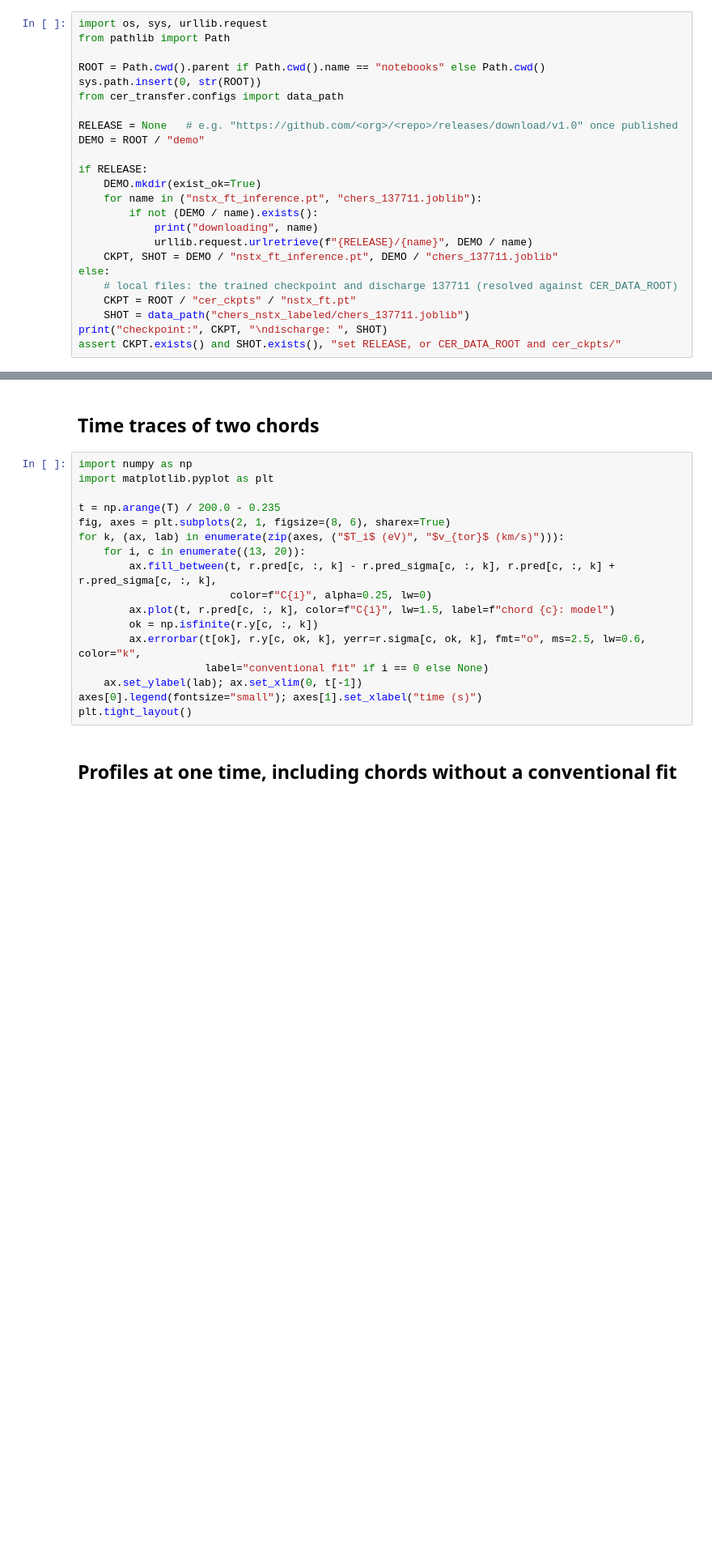
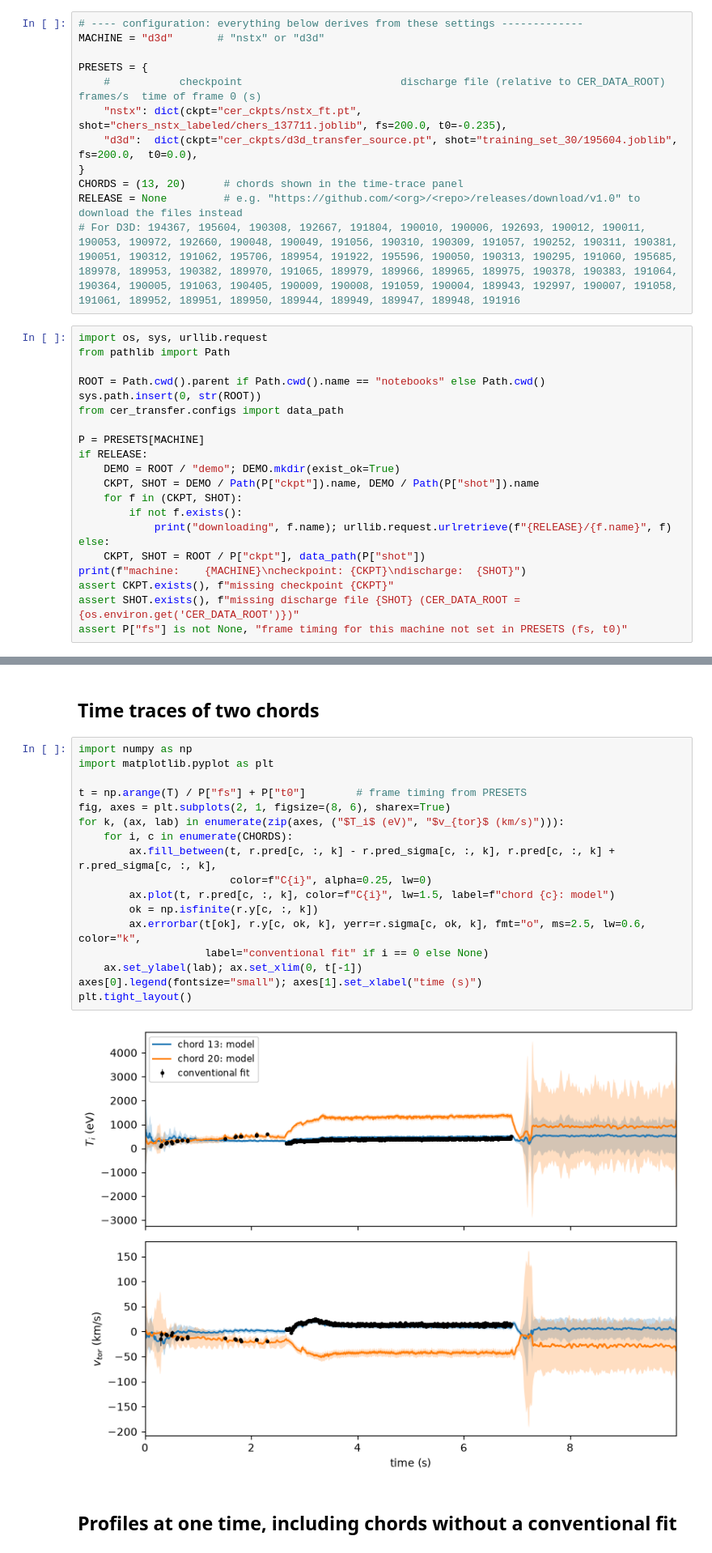
Before and after one commit to PlasmaControl/cer_transfer_learning, a Jupyter notebook: notebooks/demo.ipynb, the cells around one changed output, grey strips where cells are left out. Shown at 81% size. Drawn from its saved outputs; the diff is of its cells as text; blank space fills up the shorter version.

```diff
--- a/notebooks/demo.ipynb
+++ b/notebooks/demo.ipynb
@@ -12,3 +12,15 @@ downloaded from the release in the next cell.
+# %%
+# ---- configuration: everything below derives from these settings -------------
+MACHINE = "d3d"       # "nstx" or "d3d"
+
+PRESETS = {
+    #           checkpoint                         discharge file (relative to CER_DATA_ROOT)   frames/s  time of frame 0 (s)
+    "nstx": dict(ckpt="cer_ckpts/nstx_ft.pt",             shot="chers_nstx_labeled/chers_137711.joblib", fs=200.0, t0=-0.235),
+    "d3d":  dict(ckpt="cer_ckpts/d3d_transfer_source.pt", shot="training_set_30/195604.joblib",            fs=200.0,  t0=0.0),
+}
+CHORDS = (13, 20)      # chords shown in the time-trace panel
+RELEASE = None         # e.g. "https://github.com/<org>/<repo>/releases/download/v1.0" to download the files instead
+# For D3D: 194367, 195604, 190308, 192667, 191804, 190010, 190006, 192693, 190012, 190011, 190053, 190972, 192660, 190048, 190049, 191056, 190310, 190309, 191057, 190252, 190311, 190381, 190051, 190312, 191062, 195706, 189954, 191922, 195596, 190050, 190313, 190295, 191060, 195685, 189978, 189953, 190382, 189970, 191065, 189979, 189966, 189965, 189975, 190378, 190383, 191064, 190364, 190005, 191063, 190405, 190009, 190008, 191059, 190004, 189943, 192997, 190007, 191058, 191061, 189952, 189951, 189950, 189944, 189949, 189947, 189948, 191916
 # %%
 import os, sys, urllib.request
 from pathlib import Path
@@ -17,19 +29,16 @@ ROOT = Path.cwd().parent if Path.cwd().name == "notebooks" else Path.cwd()
 sys.path.insert(0, str(ROOT))
 from cer_transfer.configs import data_path
 
-RELEASE = None   # e.g. "https://github.com/<org>/<repo>/releases/download/v1.0" once published
-DEMO = ROOT / "demo"
-
+P = PRESETS[MACHINE]
 if RELEASE:
-    DEMO.mkdir(exist_ok=True)
-    for name in ("nstx_ft_inference.pt", "chers_137711.joblib"):
-        if not (DEMO / name).exists():
-            print("downloading", name)
-            urllib.request.urlretrieve(f"{RELEASE}/{name}", DEMO / name)
-    CKPT, SHOT = DEMO / "nstx_ft_inference.pt", DEMO / "chers_137711.joblib"
+    DEMO = ROOT / "demo"; DEMO.mkdir(exist_ok=True)
+    CKPT, SHOT = DEMO / Path(P["ckpt"]).name, DEMO / Path(P["shot"]).name
+    for f in (CKPT, SHOT):
+        if not f.exists():
+            print("downloading", f.name); urllib.request.urlretrieve(f"{RELEASE}/{f.name}", f)
 else:
-    # local files: the trained checkpoint and discharge 137711 (resolved against CER_DATA_ROOT)
-    CKPT = ROOT / "cer_ckpts" / "nstx_ft.pt"
-    SHOT = data_path("chers_nstx_labeled/chers_137711.joblib")
-print("checkpoint:", CKPT, "\ndischarge: ", SHOT)
-assert CKPT.exists() and SHOT.exists(), "set RELEASE, or CER_DATA_ROOT and cer_ckpts/"
+    CKPT, SHOT = ROOT / P["ckpt"], data_path(P["shot"])
+print(f"machine:    {MACHINE}\ncheckpoint: {CKPT}\ndischarge:  {SHOT}")
+assert CKPT.exists(), f"missing checkpoint {CKPT}"
+assert SHOT.exists(), f"missing discharge file {SHOT} (CER_DATA_ROOT = {os.environ.get('CER_DATA_ROOT')})"
+assert P["fs"] is not None, "frame timing for this machine not set in PRESETS (fs, t0)"
@@ -55,20 +72,22 @@ NSTX CHERS records at 200 Hz; the recording starts 235 ms before the experimenta
 # %%
 import numpy as np
 import matplotlib.pyplot as plt
 
-t = np.arange(T) / 200.0 - 0.235
+t = np.arange(T) / P["fs"] + P["t0"]        # frame timing from PRESETS
 fig, axes = plt.subplots(2, 1, figsize=(8, 6), sharex=True)
 for k, (ax, lab) in enumerate(zip(axes, ("$T_i$ (eV)", "$v_{tor}$ (km/s)"))):
-    for i, c in enumerate((13, 20)):
+    for i, c in enumerate(CHORDS):
         ax.fill_between(t, r.pred[c, :, k] - r.pred_sigma[c, :, k], r.pred[c, :, k] + r.pred_sigma[c, :, k],
                         color=f"C{i}", alpha=0.25, lw=0)
         ax.plot(t, r.pred[c, :, k], color=f"C{i}", lw=1.5, label=f"chord {c}: model")
         ok = np.isfinite(r.y[c, :, k])
         ax.errorbar(t[ok], r.y[c, ok, k], yerr=r.sigma[c, ok, k], fmt="o", ms=2.5, lw=0.6, color="k",
                     label="conventional fit" if i == 0 else None)
     ax.set_ylabel(lab); ax.set_xlim(0, t[-1])
 axes[0].legend(fontsize="small"); axes[1].set_xlabel("time (s)")
 plt.tight_layout()
+# %% [output]
+[figure, added]
 # %% [markdown]
 ## Profiles at one time, including chords without a conventional fit
 # %%
```
Also changed, not shown: parts of 4 cells of this notebook, 3 other files.
